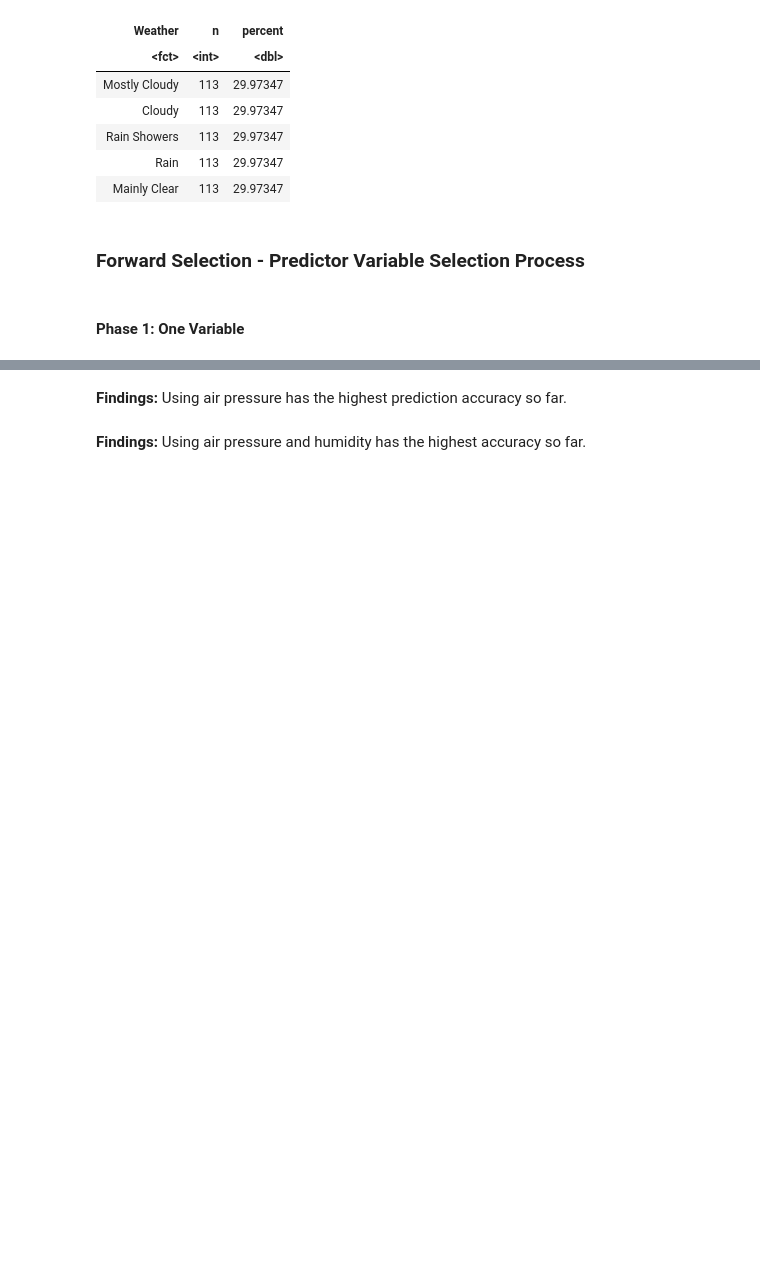
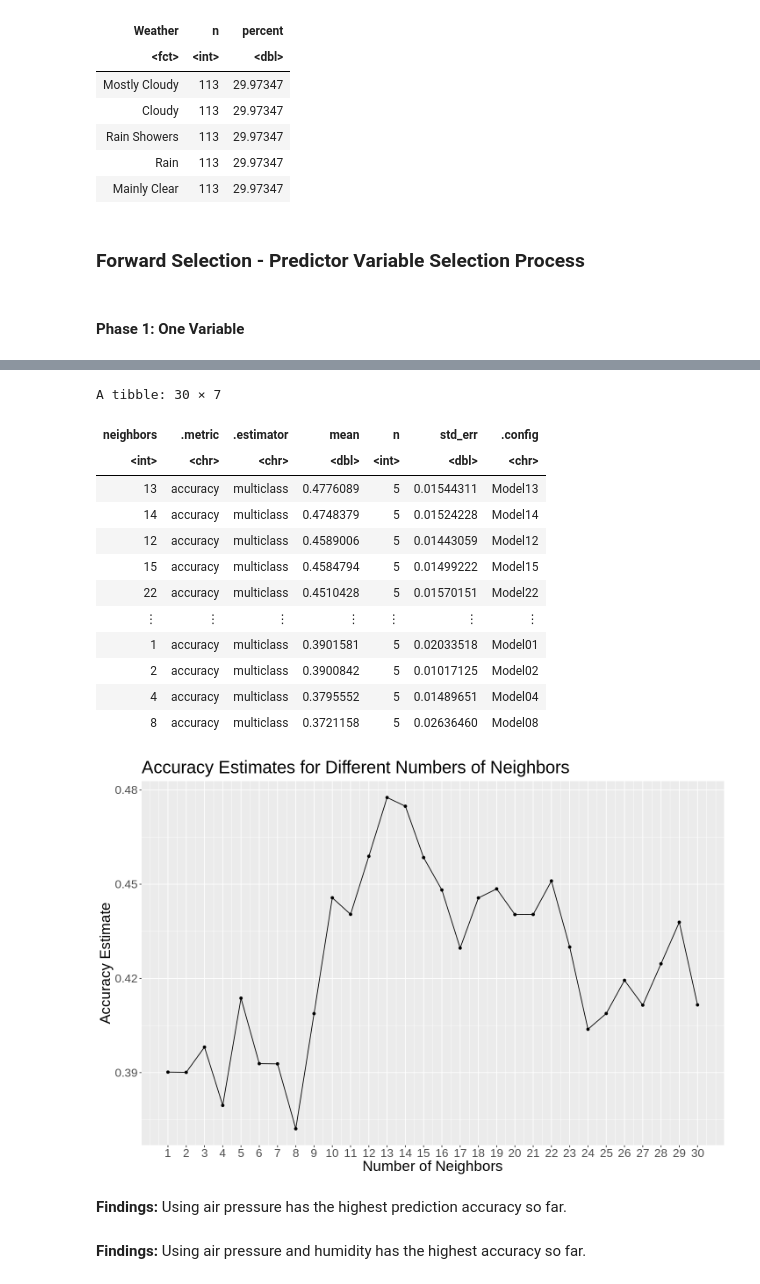
Before and after one commit to hyunseokjg/DSCI100-Group15-Project, a Jupyter notebook: Final_Report.ipynb, the cells around one changed output, grey strips where cells are left out. Saved outputs shown, nothing was run; the diff lists cells and outputs as text; code cells hidden in the pictures; blank space fills up the shorter version.

```diff
--- a/Final_Report.ipynb
+++ b/Final_Report.ipynb
@@ -182,25 +188,44 @@ A tibble: 30 × 7
 # %%
 # Model 2.1 - Humidity
 humid_recipe <- recipe(Weather ~ Humid, data = upsampled_weather) %>%
     step_center(all_predictors()) %>%
     step_scale(all_predictors())
 
 humid_fit <- workflow() %>%
     add_recipe(humid_recipe) %>%
     add_model(weather_knn) %>%
     tune_grid(resamples = weather_vfold, grid = k_grid) %>%
     collect_metrics()
 
 humid_accuracy <- humid_fit %>%
     filter(.metric == "accuracy") %>%
     arrange(-mean)
 humid_accuracy
 
 humid_accuracy_plot <- humid_accuracy %>%
     ggplot(aes(x = neighbors, y = mean)) +
     geom_point() +
-    geom_line()
+    geom_line() +
+    labs(x = "Number of Neighbors", y = "Accuracy Estimate",
+        title = "Accuracy Estimates for Different Numbers of Neighbors") +
+    theme(text = element_text(size = 20)) +
+    scale_x_continuous(breaks = 1:30)
 humid_accuracy_plot
+# %% [output]
+A tibble: 30 × 7
+| neighbors | .metric | .estimator | mean | n | std_err | .config |
+| <int> | <chr> | <chr> | <dbl> | <int> | <dbl> | <chr> |
+| 13 | accuracy | multiclass | 0.4776089 | 5 | 0.01544311 | Model13 |
+| 14 | accuracy | multiclass | 0.4748379 | 5 | 0.01524228 | Model14 |
+| 12 | accuracy | multiclass | 0.4589006 | 5 | 0.01443059 | Model12 |
+| 15 | accuracy | multiclass | 0.4584794 | 5 | 0.01499222 | Model15 |
+| 22 | accuracy | multiclass | 0.4510428 | 5 | 0.01570151 | Model22 |
+| ⋮ | ⋮ | ⋮ | ⋮ | ⋮ | ⋮ | ⋮ |
+| 1 | accuracy | multiclass | 0.3901581 | 5 | 0.02033518 | Model01 |
+| 2 | accuracy | multiclass | 0.3900842 | 5 | 0.01017125 | Model02 |
+| 4 | accuracy | multiclass | 0.3795552 | 5 | 0.01489651 | Model04 |
+| 8 | accuracy | multiclass | 0.3721158 | 5 | 0.02636460 | Model08 |
+[figure, added]
 # %%
 # Model 3.1 - Wind Speed
 wind_recipe <- recipe(Weather ~ Wind_Spd, data = upsampled_weather) %>%
```
Also changed, not shown: parts of 14 cells of this notebook.
